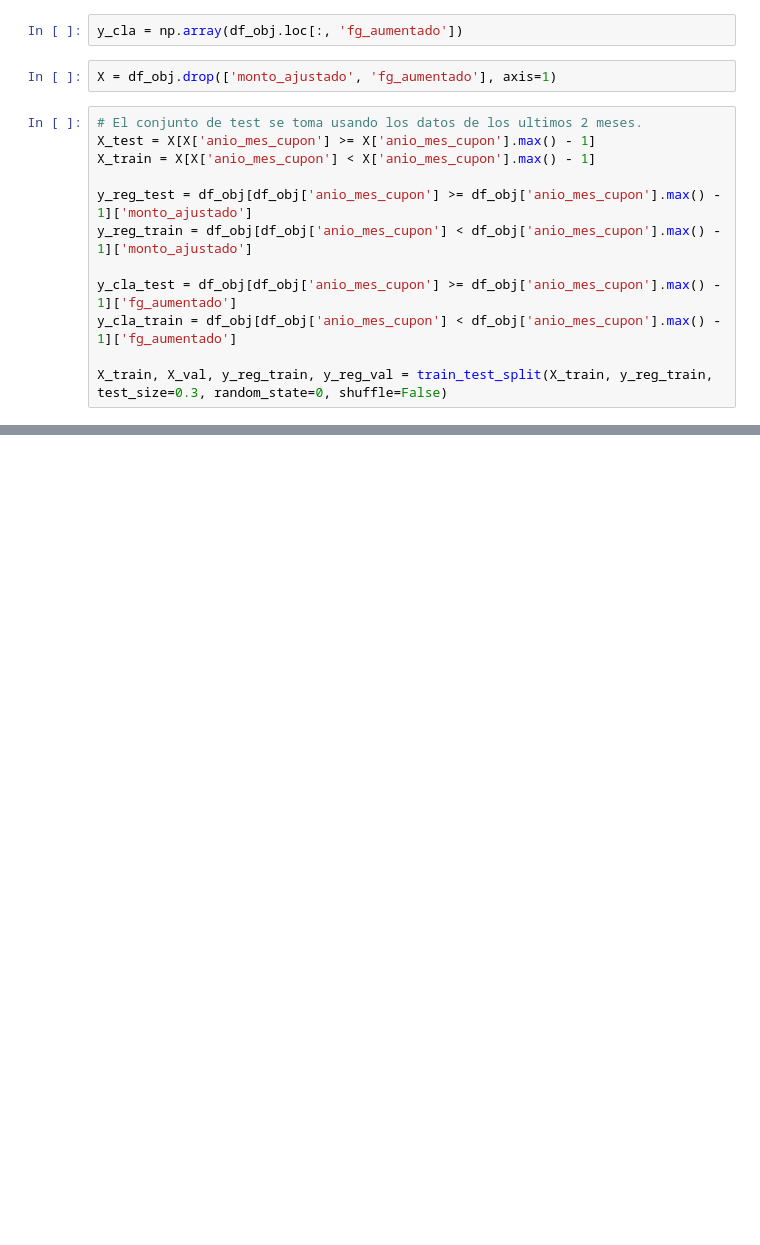
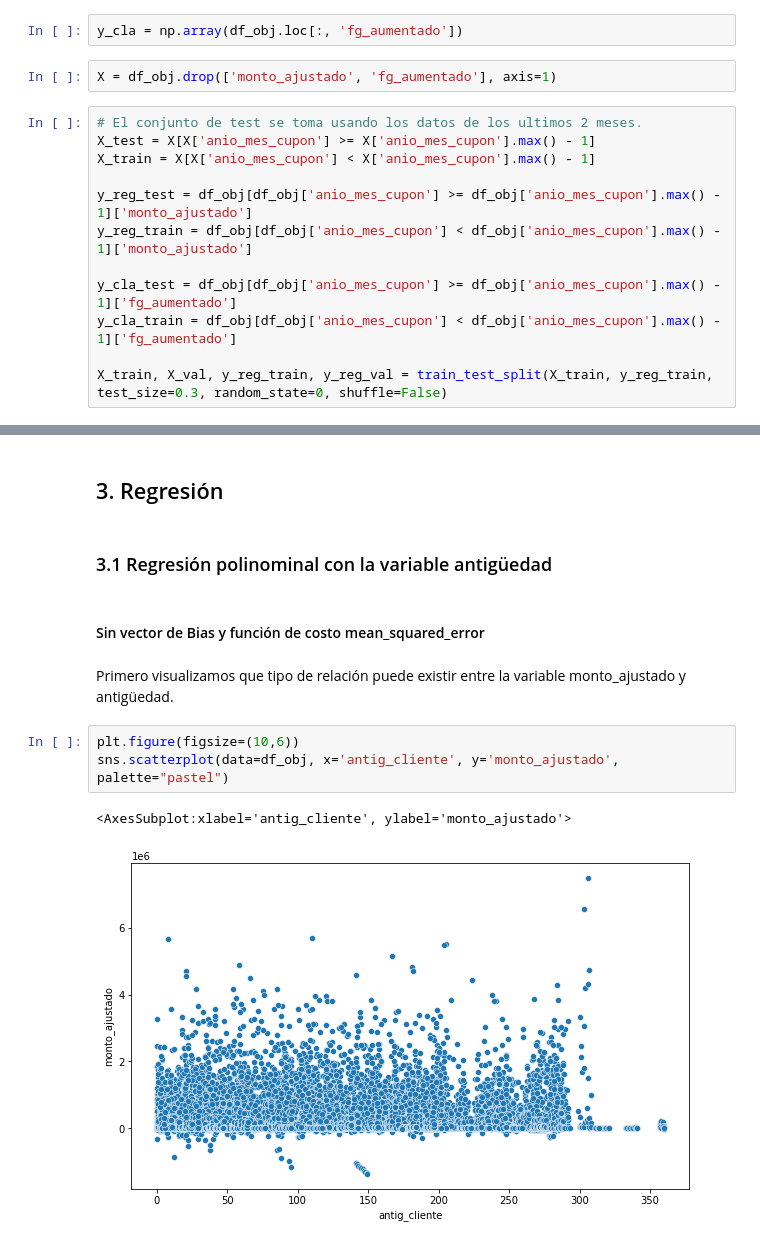
Before and after one commit to JIBarrionuevoGaltier/DiploDatos_2021_Mentoria_Grupo_2, a Jupyter notebook: notebooks_tp3/trabajo_practico_3_grupo2.ipynb, the cells around one changed output, grey strips where cells are left out. Saved outputs shown, nothing was run; the diff lists cells and outputs as text; blank space fills up the shorter version.

Commit message:
Avances en regresión polinomial con antigüedad

```diff
--- a/notebooks_tp3/trabajo_practico_3_grupo2.ipynb
+++ b/notebooks_tp3/trabajo_practico_3_grupo2.ipynb
@@ -281,0 +271,14 @@ X_train.shape, X_test.shape
+# %% [markdown]
+## 3. Regresión
+# %% [markdown]
+### 3.1 Regresión polinominal con la variable antigüedad
+# %% [markdown]
+#### Sin vector de Bias y función de costo mean_squared_error
+# %% [markdown]
+Primero visualizamos que tipo de relación puede existir entre la variable monto_ajustado y antigüedad.
+# %%
+plt.figure(figsize=(10,6))
+sns.scatterplot(data=df_obj, x='antig_cliente', y='monto_ajustado', palette="pastel")
+# %% [output]
+<AxesSubplot:xlabel='antig_cliente', ylabel='monto_ajustado'>
+[figure, added]
```
Also changed, not shown: parts of 27 cells of this notebook.
